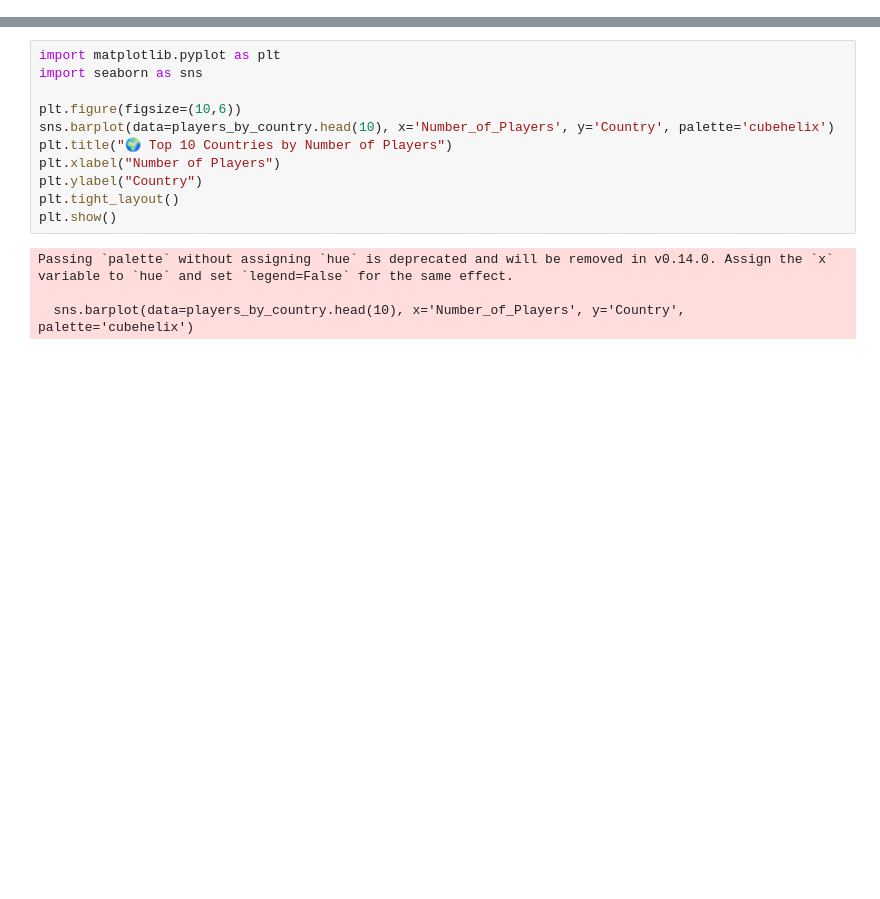
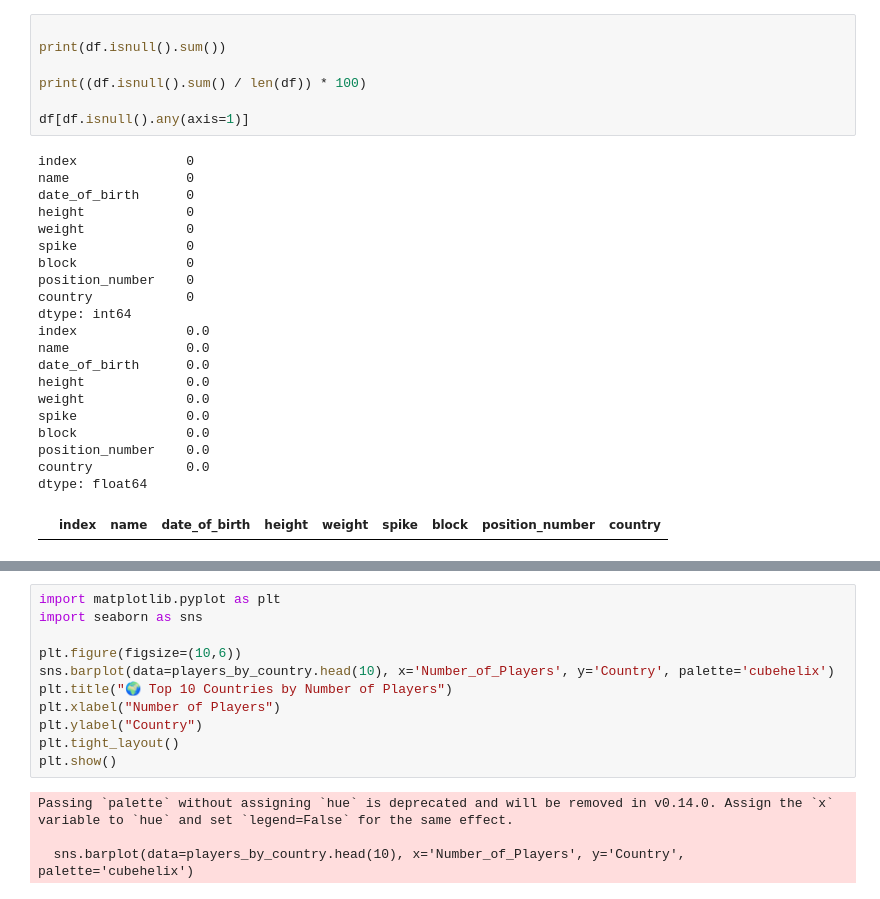
Before and after one commit to Raghuramravi/A, a Jupyter notebook: Ass.ipynb, the cells around one changed output, grey strips where cells are left out. Cells and saved outputs as stored; diff of their text form; blank space fills up the shorter version.

```diff
--- a/Ass.ipynb
+++ b/Ass.ipynb
@@ -2,0 +32,29 @@
+# %%
+
+print(df.isnull().sum())
+
+print((df.isnull().sum() / len(df)) * 100)
+
+df[df.isnull().any(axis=1)]
+# %% [output]
+index              0
+name               0
+date_of_birth      0
+height             0
+weight             0
+spike              0
+block              0
+position_number    0
+country            0
+dtype: int64
+index              0.0
+name               0.0
+date_of_birth      0.0
+height             0.0
+weight             0.0
+spike              0.0
+block              0.0
+position_number    0.0
+country            0.0
+dtype: float64
+|  | index | name | date_of_birth | height | weight | spike | block | position_number | country |
```
Also changed, not shown: parts of 5 cells of this notebook.
